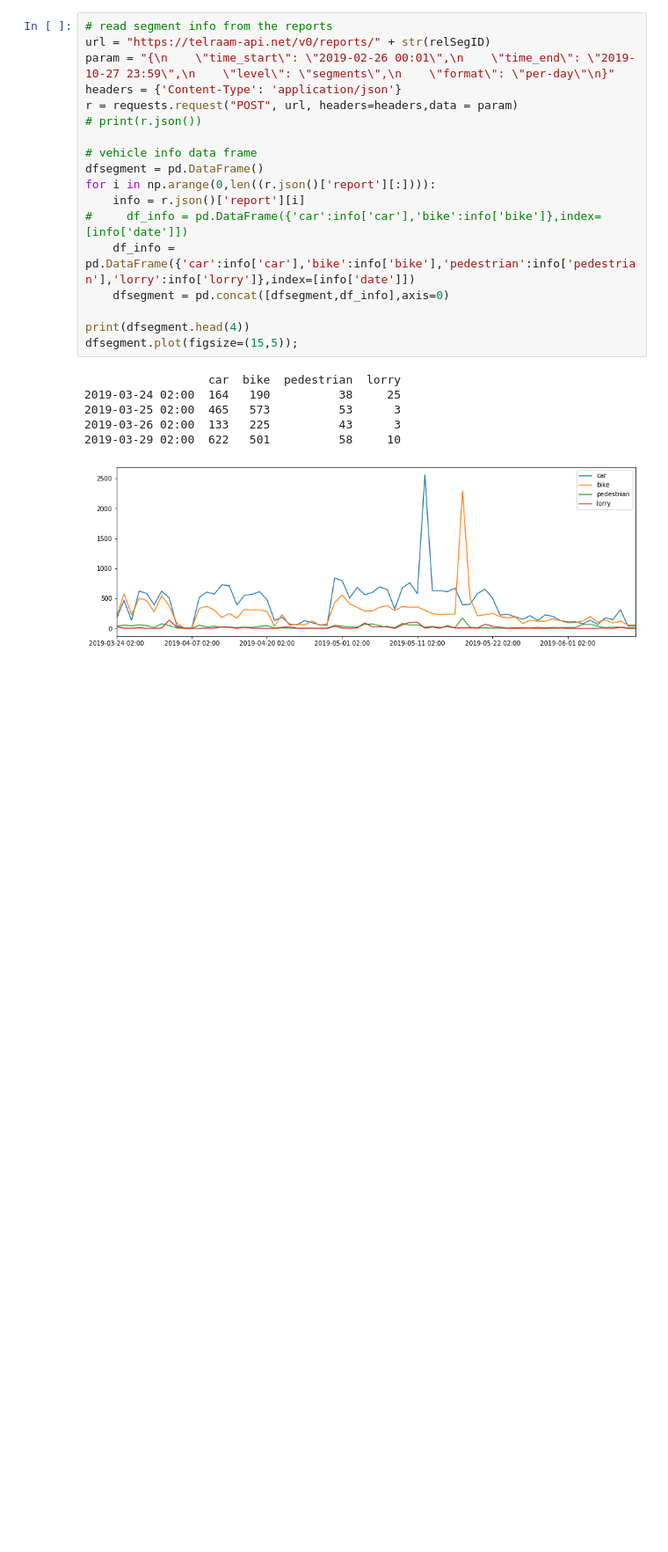
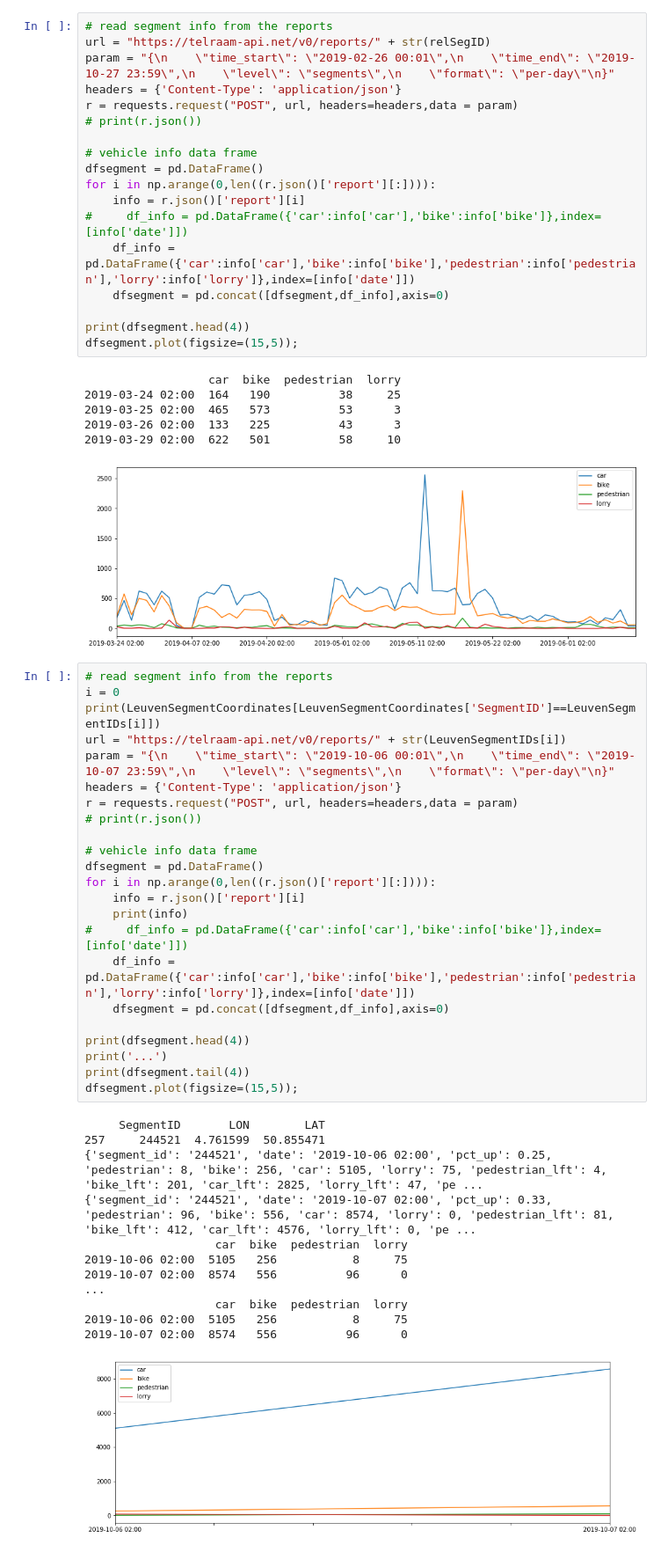
Before and after one commit to eoguzinci/KUL_Datathon_Laqua, a Jupyter notebook: Telraam/main.ipynb, the cells around one changed output. Shown at 88% size. Cells and saved outputs as stored; diff of their text form; blank space fills up the shorter version.

Commit message:
traffic in all segments for each day

```diff
--- a/Telraam/main.ipynb
+++ b/Telraam/main.ipynb
@@ -258,5 +258,41 @@ dfsegment.plot(figsize=(15,5));
 2019-03-26 02:00  133   225          43      3
 2019-03-29 02:00  622   501          58     10
 [figure]
+# %%
+# read segment info from the reports
+i = 0
+print(LeuvenSegmentCoordinates[LeuvenSegmentCoordinates['SegmentID']==LeuvenSegmentIDs[i]])
+url = "https://telraam-api.net/v0/reports/" + str(LeuvenSegmentIDs[i])
+param = "{\n    \"time_start\": \"2019-10-06 00:01\",\n    \"time_end\": \"2019-10-07 23:59\",\n    \"level\": \"segments\",\n    \"format\": \"per-day\"\n}"
+headers = {'Content-Type': 'application/json'}
+r = requests.request("POST", url, headers=headers,data = param)
+# print(r.json())
+
+# vehicle info data frame
+dfsegment = pd.DataFrame()
+for i in np.arange(0,len((r.json()['report'][:]))):
+    info = r.json()['report'][i]
+    print(info)
+#     df_info = pd.DataFrame({'car':info['car'],'bike':info['bike']},index=[info['date']])
+    df_info = pd.DataFrame({'car':info['car'],'bike':info['bike'],'pedestrian':info['pedestrian'],'lorry':info['lorry']},index=[info['date']])
+    dfsegment = pd.concat([dfsegment,df_info],axis=0)
+
+print(dfsegment.head(4))
+print('...')
+print(dfsegment.tail(4))
+dfsegment.plot(figsize=(15,5));
+# %% [output]
+     SegmentID       LON        LAT
+257     244521  4.761599  50.855471
+{'segment_id': '244521', 'date': '2019-10-06 02:00', 'pct_up': 0.25, 'pedestrian': 8, 'bike': 256, 'car': 5105, 'lorry': 75, 'pedestrian_lft': 4, 'bike_lft': 201, 'car_lft': 2825, 'lorry_lft': 47, 'pe ...
+{'segment_id': '244521', 'date': '2019-10-07 02:00', 'pct_up': 0.33, 'pedestrian': 96, 'bike': 556, 'car': 8574, 'lorry': 0, 'pedestrian_lft': 81, 'bike_lft': 412, 'car_lft': 4576, 'lorry_lft': 0, 'pe ...
+                   car  bike  pedestrian  lorry
+2019-10-06 02:00  5105   256           8     75
+2019-10-07 02:00  8574   556          96      0
+...
+                   car  bike  pedestrian  lorry
+2019-10-06 02:00  5105   256           8     75
+2019-10-07 02:00  8574   556          96      0
+[figure, added]
 # %%
 dfAllSegment = pd.DataFrame()
```
Also changed, not shown: parts of 7 cells of this notebook, 1 other file.
